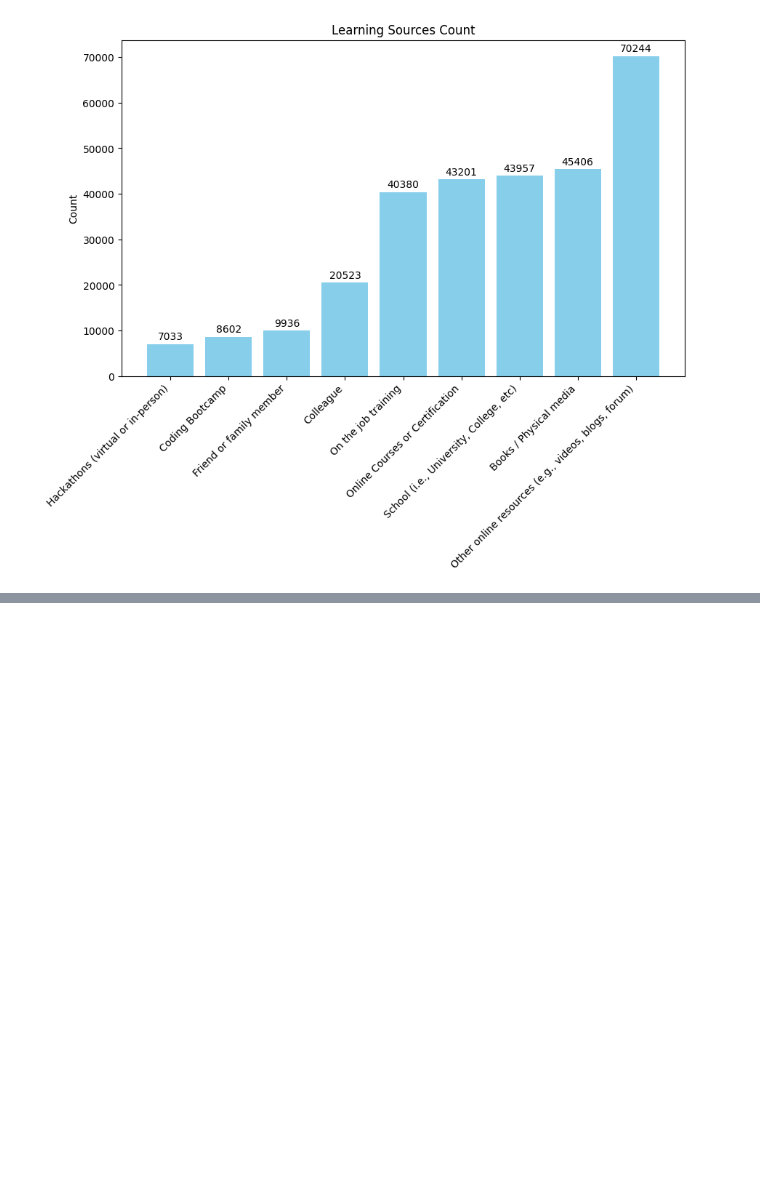
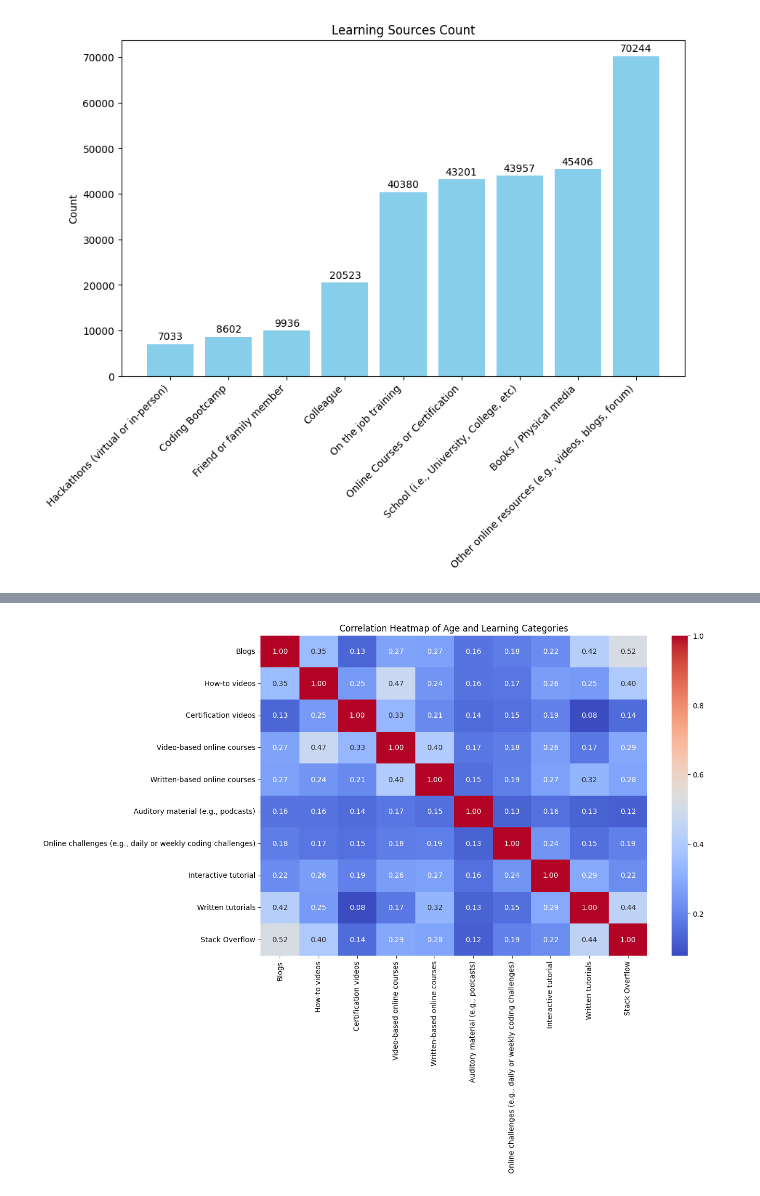
Before and after one commit to YKarsten/Annual-developer-survey-analysis, a Jupyter notebook: SO-2023-survey.ipynb, the cells around one changed output, grey strips where cells are left out. Saved outputs shown, nothing was run; the diff lists cells and outputs as text; code cells hidden in the pictures; blank space fills up the shorter version.

```diff
--- a/SO-2023-survey.ipynb
+++ b/SO-2023-survey.ipynb
@@ -721,0 +740,47 @@ RangeIndex(start=0, stop=9, step=1)
+# %%
+import seaborn as sns
+
+# Create binary columns for each category
+categories = [
+              'Blogs',
+
+
+              'How-to videos',
+              'Certification videos',
+              'Video-based online courses',
+              'Written-based online courses',
+              'Auditory material (e.g., podcasts)',
+
+              'Online challenges (e.g., daily or weekly coding challenges)',
+              'Interactive tutorial',
+              'Written tutorials',
+
+              'Stack Overflow'
+              ]
+
+
+# Map age categories to numeric values
+age_mapping = {
+    'Under 18 years old': 9,
+    '18-24 years old': 21,
+    '25-34 years old': 30,
+    '35-44 years old': 40,
+    '45-54 years old': 50,
+    '55-64 years old': 60,
+    '65 years or older': 70,
+    'Prefer not to say': None
+}
+
+# Convert the 'Age' column to numeric
+df['Age_numeric'] = df['Age'].map(age_mapping)
+
+# Calculate the correlation matrix
+correlation_matrix = df[categories].corr()
+
+# Create a heatmap
+plt.figure(figsize=(12, 8))
+sns.heatmap(correlation_matrix, annot=True, cmap='coolwarm', fmt='.2f')
+plt.title('Correlation Heatmap of Age and Learning Categories')
+plt.show()
+# %% [output]
+[figure, added]
```
Also changed, not shown: parts of 11 cells of this notebook.
